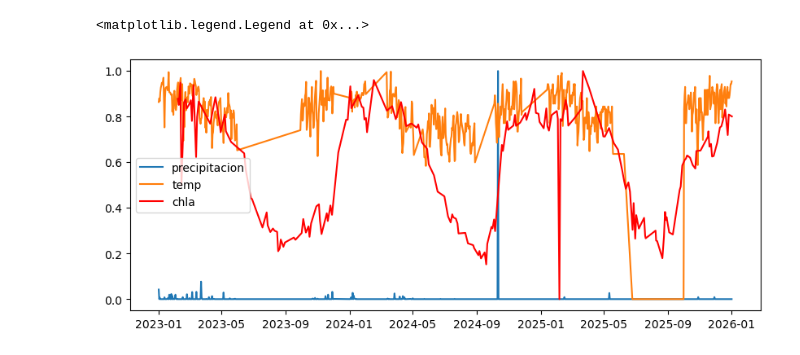
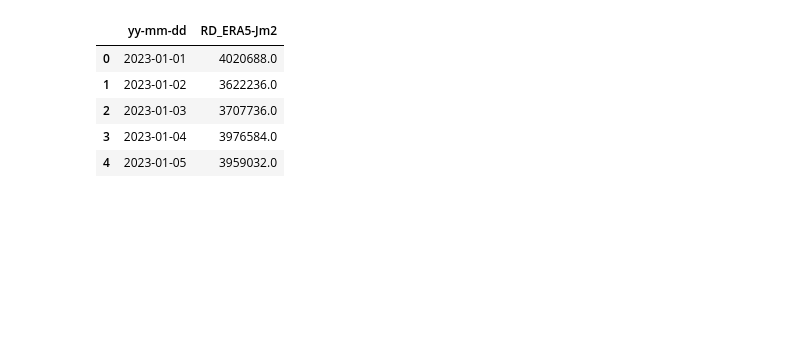
Before and after one commit to francobarrionuevoenv21/MAIE_devs_pub, a Jupyter notebook: Modelos/TPfinal_ESRTTSS_pred/rdERA5_expl&store.ipynb, the cells around one changed output. Cells and saved outputs as stored; diff of their text form; code cells hidden in the pictures; blank space fills up the shorter version.

```diff
--- a/Modelos/TPfinal_ESRTTSS_pred/rdERA5_expl&store.ipynb
+++ b/Modelos/TPfinal_ESRTTSS_pred/rdERA5_expl&store.ipynb
@@ -116,11 +82,13 @@ ax.plot(meteo_data['dateTime'], temp_data_norm)
-# %%
-fig, ax = plt.subplots(figsize=(10, 4))
-
-ax.plot(meteo_data['dateTime'], precp_data_norm, label='precipitacion')
-ax.plot(meteo_data['dateTime'], temp_data_norm, label='temp')
-ax.plot(chla_ts_time, chla_vals_norm, color='red', label='chla')
-
-ax.legend()
-# %% [output]
-<matplotlib.legend.Legend at 0x...>
-[figure, removed]
+# %%
+# --
+df_rd_ttss = pd.DataFrame({'yy-mm-dd': dates_norm, 'RD_ERA5-Jm2': rd_ttss_corr})
+
+# --
+df_rd_ttss.head(5)
+# %% [output]
+|  | yy-mm-dd | RD_ERA5-Jm2 |
+| 0 | 2023-01-01 | 4020688.0 |
+| 1 | 2023-01-02 | 3622236.0 |
+| 2 | 2023-01-03 | 3707736.0 |
+| 3 | 2023-01-04 | 3976584.0 |
+| 4 | 2023-01-05 | 3959032.0 |
```
Also changed, not shown: parts of 22 cells of this notebook, 3 other files.
